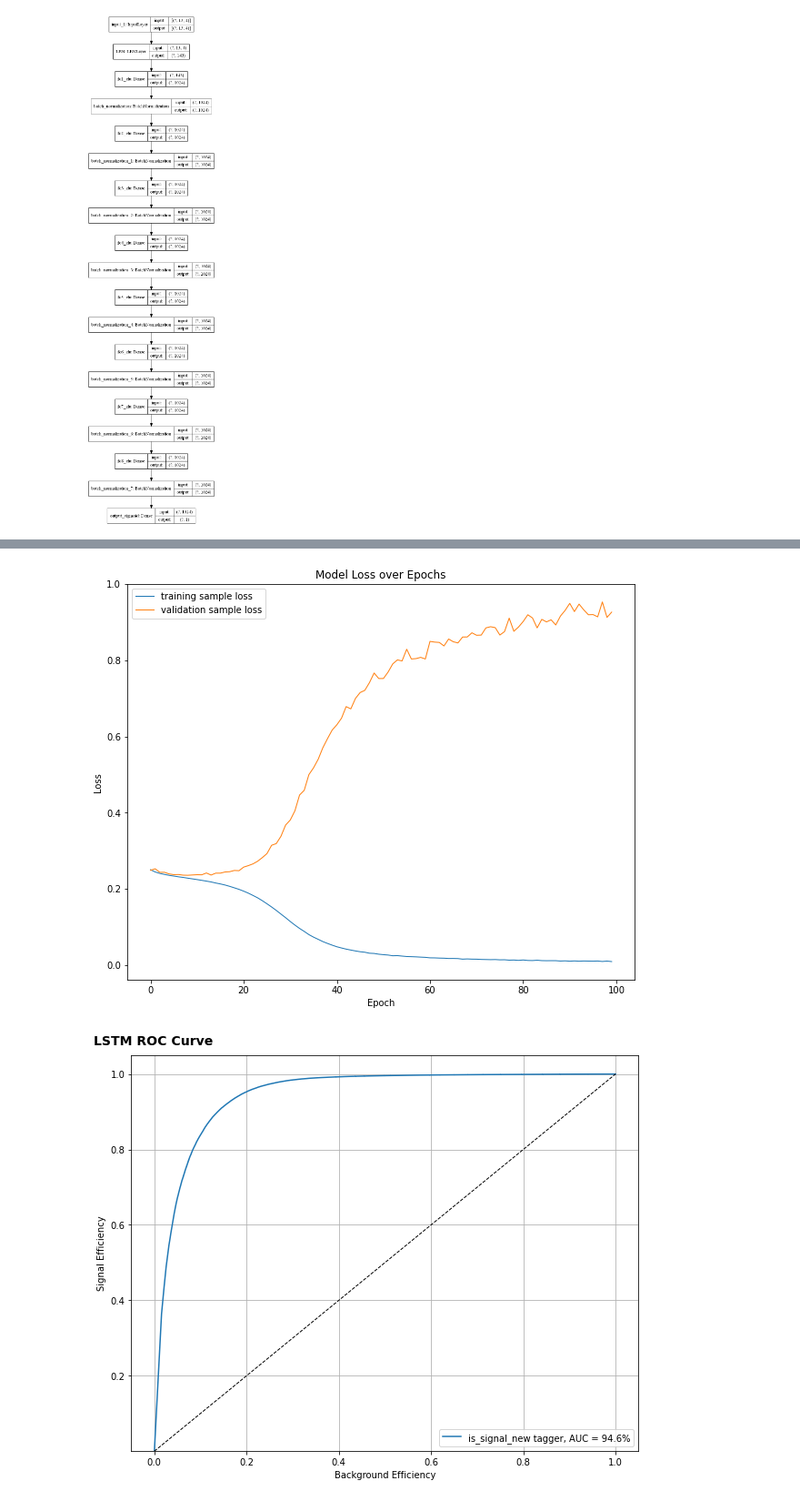
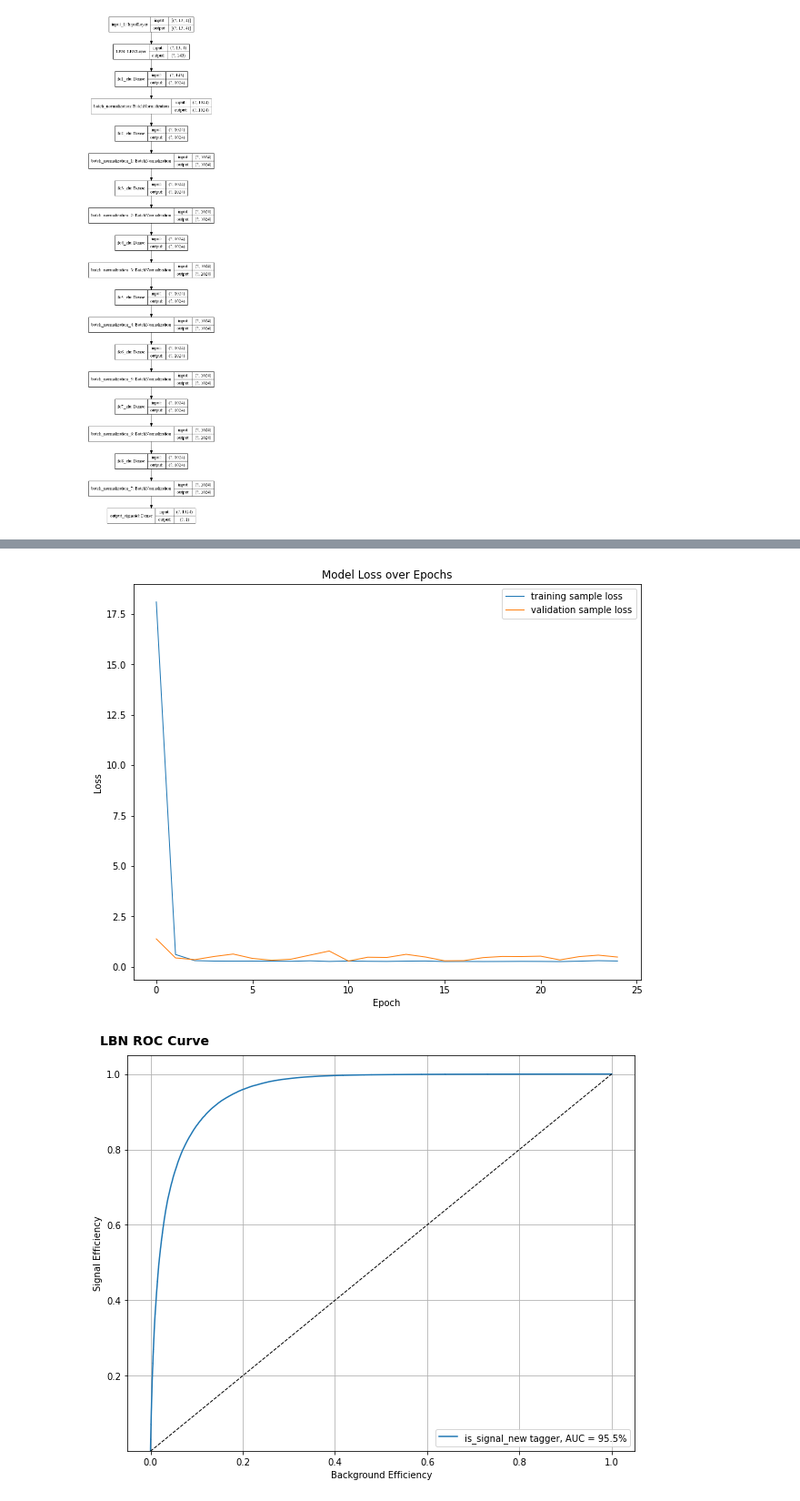
Before and after one commit to DanDan0101/EPE-Machine-Learning, a Jupyter notebook: LBN/train.ipynb, the cells around one changed output, grey strips where cells are left out. Shown at 91% size. Cells and saved outputs as stored; diff of their text form; code cells hidden in the pictures.

Commit message:
Added regularization, trained 25 epochs

```diff
--- a/LBN/train.ipynb
+++ b/LBN/train.ipynb
@@ -52,23 +52,23 @@ inputs = keras.Input(shape=input_shape)
 
 x = LBNLayer(input_shape, 13, boost_mode=LBN.PAIRS, features=["E", "pt", "eta", "phi", "m", "pair_cos"])(inputs)
 
-x = Dense(1024, kernel_initializer='lecun_uniform', activation='elu', name='fc1_elu')(x)
+x = Dense(1024, kernel_initializer='lecun_uniform', kernel_regularizer='l2', activation='elu', name='fc1_elu')(x)
 x = BatchNormalization()(x)
-x = Dense(1024, kernel_initializer='lecun_uniform', activation='elu', name='fc2_elu')(x)
+x = Dense(1024, kernel_initializer='lecun_uniform', kernel_regularizer='l2', activation='elu', name='fc2_elu')(x)
 x = BatchNormalization()(x)
-x = Dense(1024, kernel_initializer='lecun_uniform', activation='elu', name='fc3_elu')(x)
+x = Dense(1024, kernel_initializer='lecun_uniform', kernel_regularizer='l2', activation='elu', name='fc3_elu')(x)
 x = BatchNormalization()(x)
-x = Dense(1024, kernel_initializer='lecun_uniform', activation='elu', name='fc4_elu')(x)
+x = Dense(1024, kernel_initializer='lecun_uniform', kernel_regularizer='l2', activation='elu', name='fc4_elu')(x)
 x = BatchNormalization()(x)
-x = Dense(1024, kernel_initializer='lecun_uniform', activation='elu', name='fc5_elu')(x)
+x = Dense(1024, kernel_initializer='lecun_uniform', kernel_regularizer='l2', activation='elu', name='fc5_elu')(x)
 x = BatchNormalization()(x)
-x = Dense(1024, kernel_initializer='lecun_uniform', activation='elu', name='fc6_elu')(x)
+x = Dense(1024, kernel_initializer='lecun_uniform', kernel_regularizer='l2', activation='elu', name='fc6_elu')(x)
 x = BatchNormalization()(x)
-x = Dense(1024, kernel_initializer='lecun_uniform', activation='elu', name='fc7_elu')(x)
+x = Dense(1024, kernel_initializer='lecun_uniform', kernel_regularizer='l2', activation='elu', name='fc7_elu')(x)
 x = BatchNormalization()(x)
-x = Dense(1024, kernel_initializer='lecun_uniform', activation='elu', name='fc8_elu')(x)
+x = Dense(1024, kernel_initializer='lecun_uniform', kernel_regularizer='l2', activation='elu', name='fc8_elu')(x)
 x = BatchNormalization()(x)
-outputs = Dense(1, kernel_initializer='lecun_uniform', activation='sigmoid', name='output_sigmoid')(x)
+outputs = Dense(1, kernel_initializer='lecun_uniform', kernel_regularizer='l2', activation='sigmoid', name='output_sigmoid')(x)
 
 model = keras.Model(inputs=inputs, outputs=outputs, name="lbn-zenodo")
 # %%
@@ -97,7 +97,7 @@ Non-trainable params: 16,384
 _________________________________________________________________
 [figure]
 # %%
-history = model.fit(X_train, y_train, batch_size = 1024, epochs = 100,
-                    validation_split = 0.05, shuffle = True, callbacks = None,
+history = model.fit(X_train, y_train, batch_size = 1024, epochs = 25,
+                    validation_split = 0.1, shuffle = True, callbacks = None,
                     use_multiprocessing=True, workers=4)
 # %% [output]
@@ -147,7 +145,7 @@ def learningCurve(history):
 # %%
 learningCurve(history)
 # %% [output]
-[figure, old version]
+[figure, new version]
 # %%
 labels_pred = model.predict(X_test)
 # %%
@@ -173,11 +171,11 @@ def makeRoc(features_val, labels_val, labels, model, outputDir='', outputSuffix=
     plt.ylim(0.001,1.05)
     plt.grid(True)
     plt.legend(loc='lower right')
-    plt.figtext(0.25, 0.90,'LSTM ROC Curve',fontweight='bold', wrap=True, horizontalalignment='right', fontsize=14)
+    plt.figtext(0.25, 0.90,'LBN ROC Curve',fontweight='bold', wrap=True, horizontalalignment='right', fontsize=14)
     #plt.figtext(0.35, 0.90,'preliminary', style='italic', wrap=True, horizontalalignment='center', fontsize=14)
     #plt.savefig('%sROC_%s.pdf'%(outputDir, outputSuffix))
     return labels_pred
 # %%
-y_pred = makeRoc(X_test, y_test, ['is_signal_new'], model, outputSuffix='lbn-2epochs')
+y_pred = makeRoc(X_test, y_test, ['is_signal_new'], model, outputSuffix='lbn-zenodo-l2')
 # %% [output]
-[figure, old version]
+[figure, new version]
```
Also changed, not shown: parts of 5 cells of this notebook, 10 other files.
